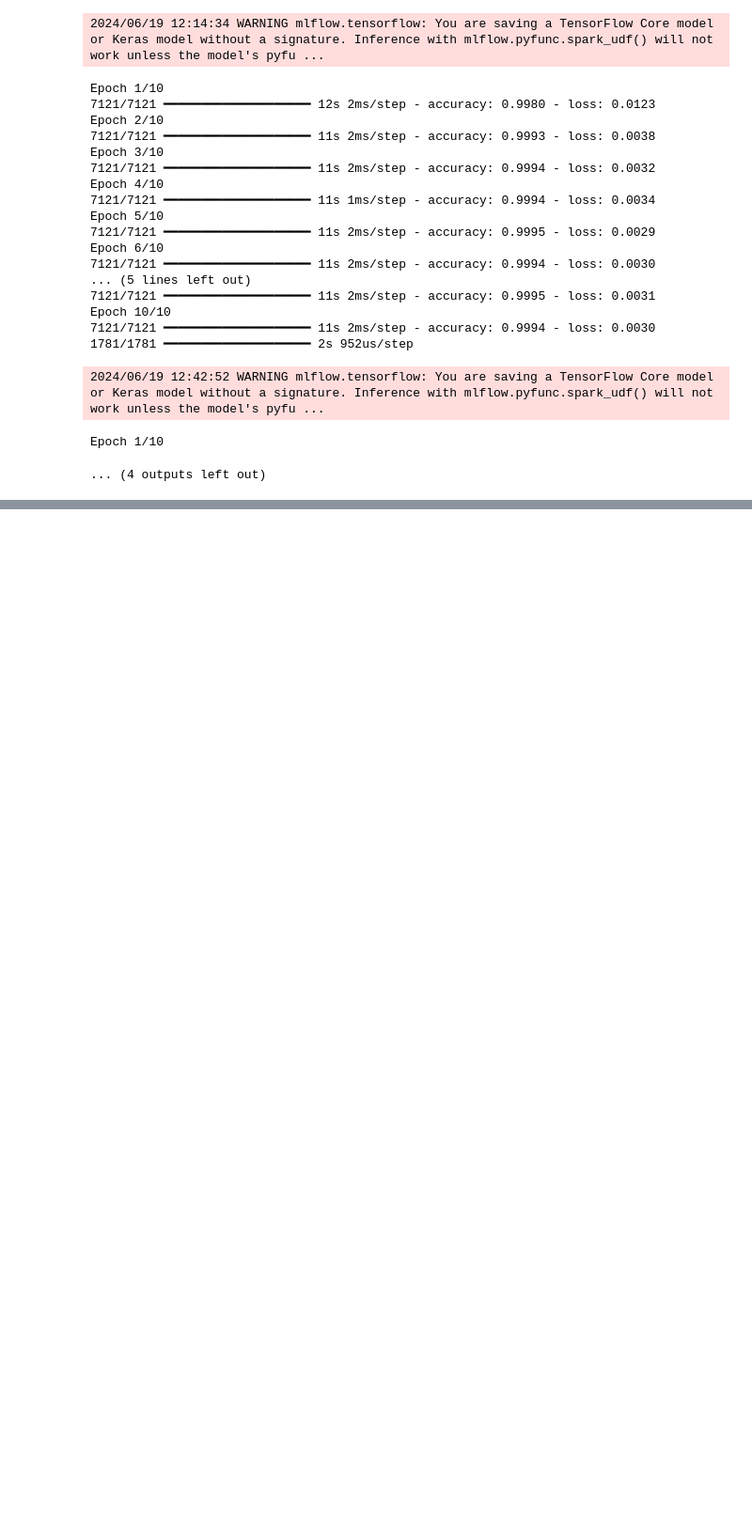
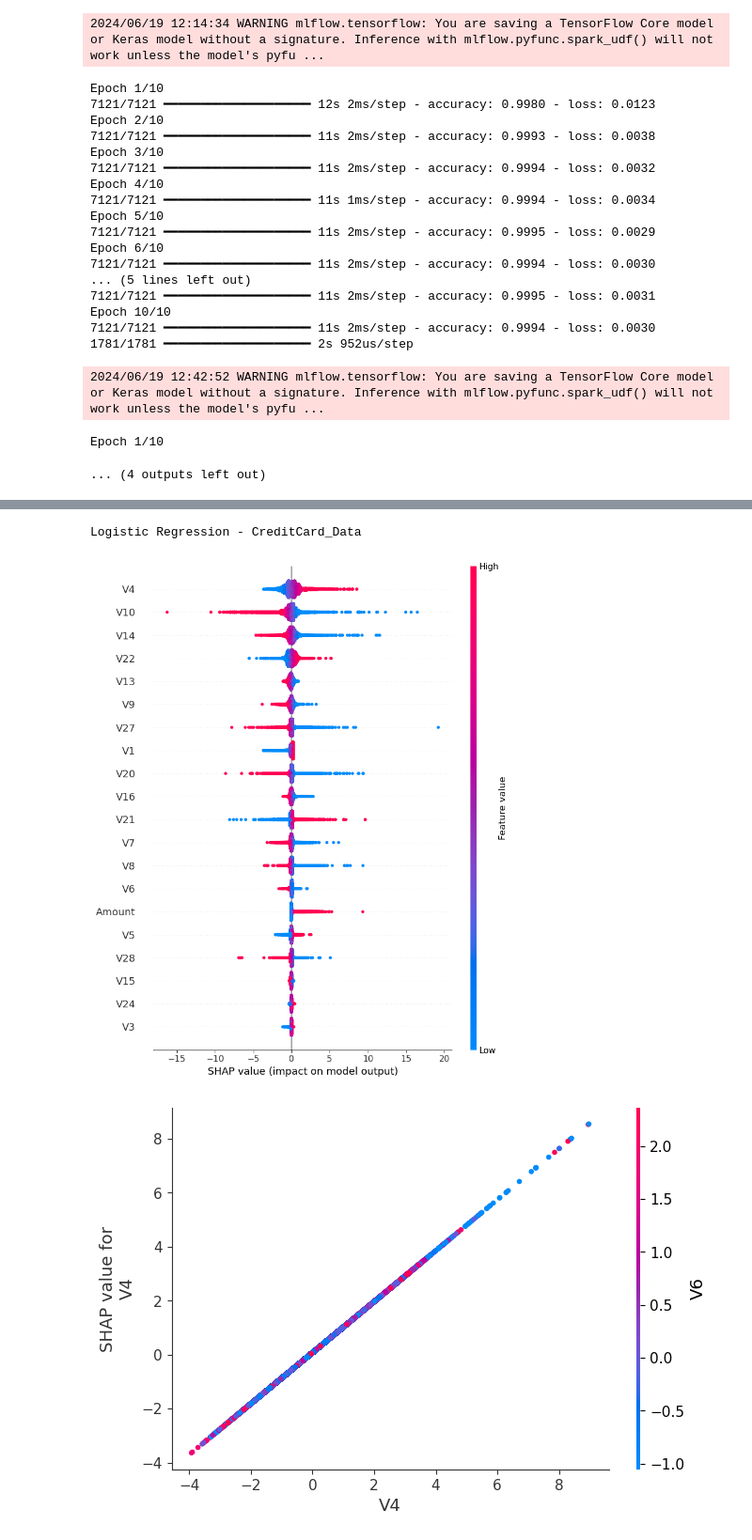
Before and after one commit to haftomlegese/adey_innov, a Jupyter notebook: notebooks/adey_data_analysis.ipynb, the cells around one changed output, grey strips where cells are left out. Shown at 94% size. Cells and saved outputs as stored; diff of their text form; code cells hidden in the pictures; blank space fills up the shorter version.

```diff
--- a/notebooks/adey_data_analysis.ipynb
+++ b/notebooks/adey_data_analysis.ipynb
@@ -667,0 +751,11 @@ Epoch 1/10
+# %%
+# Train and explain models for CreditCard_Data
+for name, model in models.items():
+    model.fit(X_train_credit, y_train_credit)
+    print(f"\n{name} - CreditCard_Data")
+    shap_analysis(model, X_train_credit, X_test_credit, credit_feature_names)
+    lime_analysis(model, X_train_credit, X_test_credit, credit_feature_names)
+# %% [output]
+Logistic Regression - CreditCard_Data
+[figure, added]
+[figure, added]
```
Also changed, not shown: parts of 9 cells of this notebook, 1 other file.
